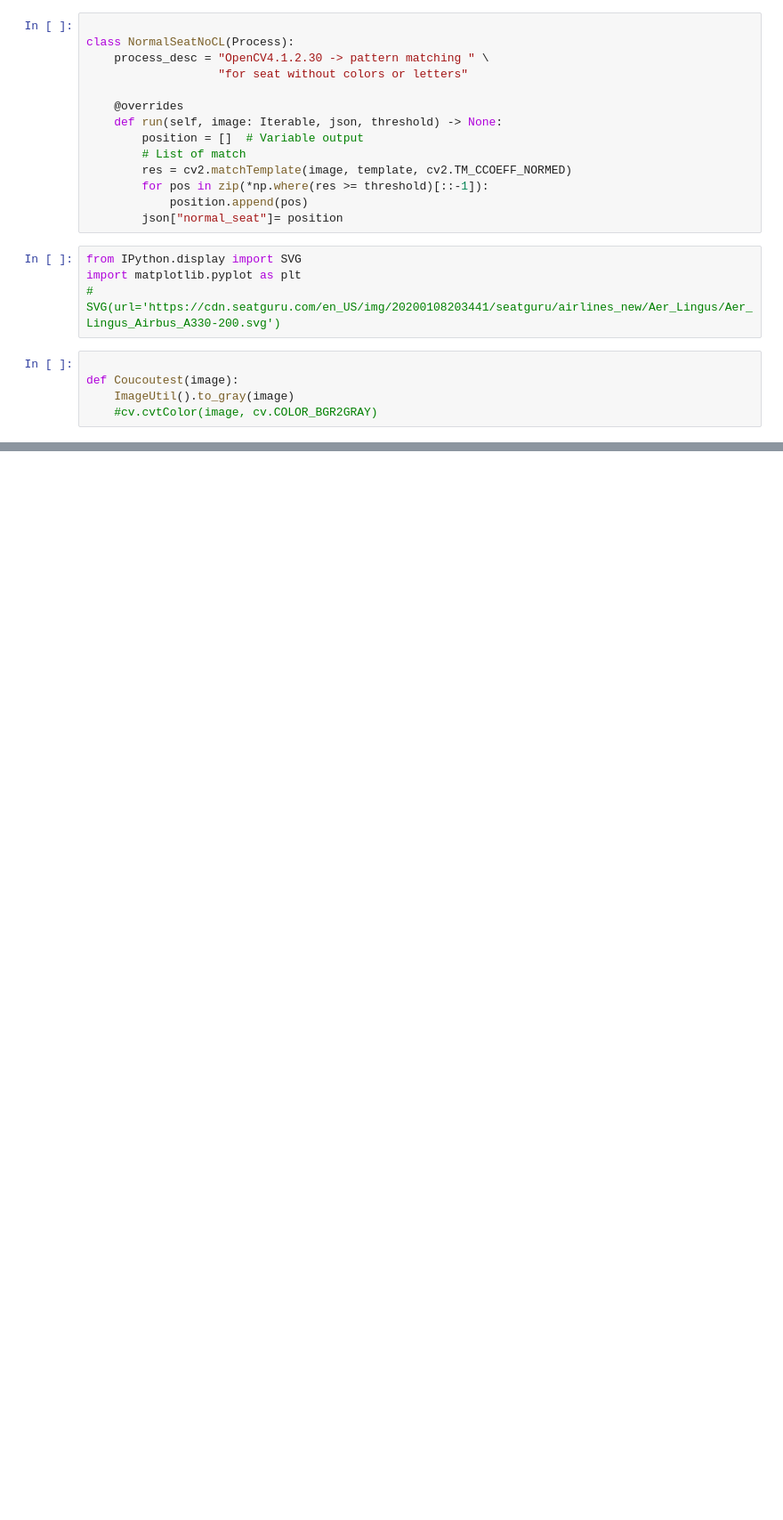
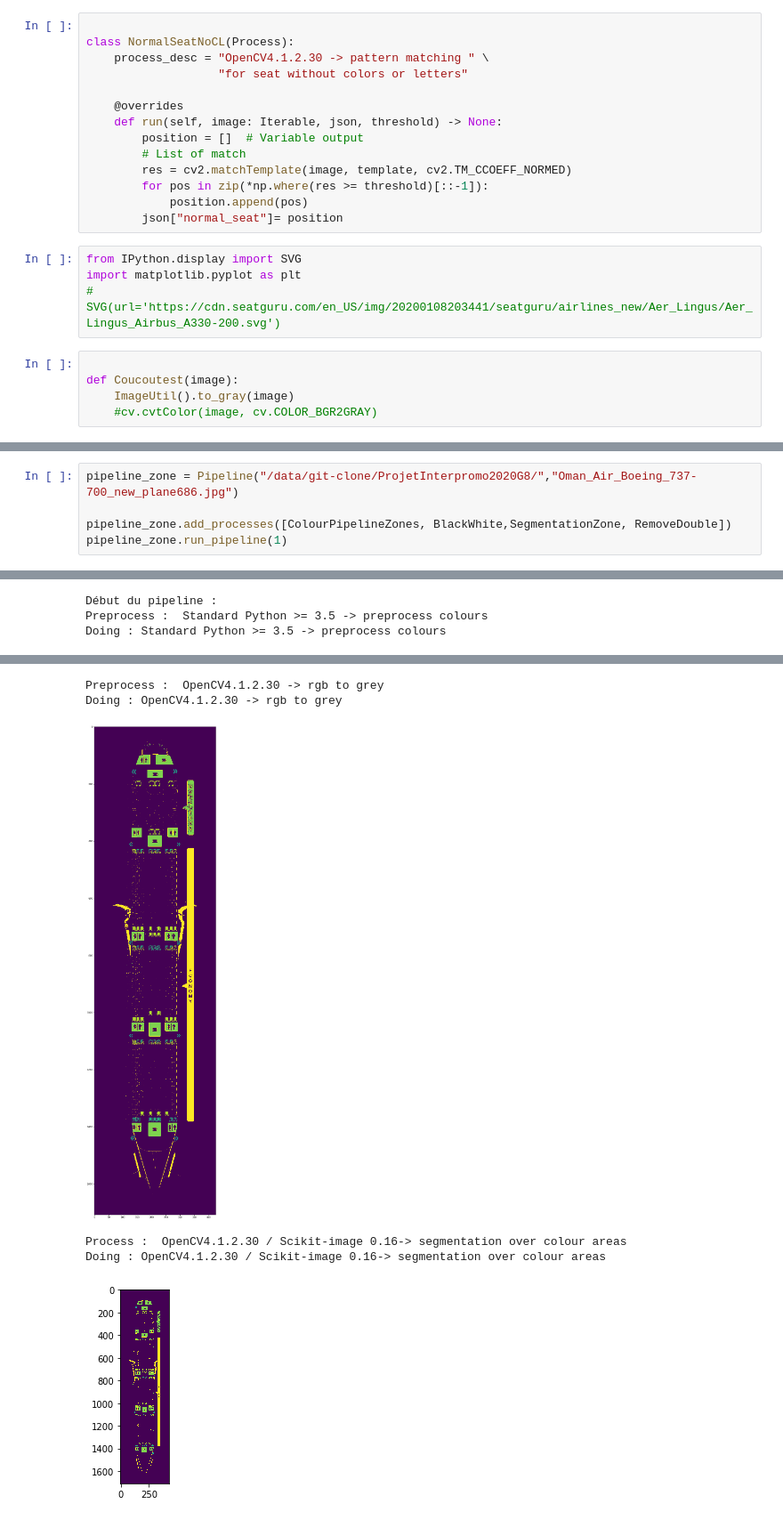
Before and after one commit to vincentnam/ProjetInterpromo2020G8, a Jupyter notebook: Notebook_Rendu.ipynb, the cells around one changed output, grey strips where cells are left out. Shown at 89% size. Saved outputs shown, nothing was run; the diff lists cells and outputs as text; blank space fills up the shorter version.

```diff
--- a/Notebook_Rendu.ipynb
+++ b/Notebook_Rendu.ipynb
@@ -480,0 +496,6 @@ temp_normal_seat_little.jpg 16 14
+# %%
+pipeline_zone = Pipeline("/data/git-clone/ProjetInterpromo2020G8/","Oman_Air_Boeing_737-700_new_plane686.jpg")
+
+pipeline_zone.add_processes([ColourPipelineZones, BlackWhite,SegmentationZone, RemoveDouble])
+pipeline_zone.run_pipeline(1)
+# %% [output]
@@ -480,0 +507,3 @@ temp_normal_seat_little.jpg 16 14
+Début du pipeline :
+Preprocess :  Standard Python >= 3.5 -> preprocess colours
+Doing : Standard Python >= 3.5 -> preprocess colours
@@ -480,0 +511,6 @@ temp_normal_seat_little.jpg 16 14
+Preprocess :  OpenCV4.1.2.30 -> rgb to grey
+Doing : OpenCV4.1.2.30 -> rgb to grey
+[figure, added]
+Process :  OpenCV4.1.2.30 / Scikit-image 0.16-> segmentation over colour areas
+Doing : OpenCV4.1.2.30 / Scikit-image 0.16-> segmentation over colour areas
+[figure, added]
```
Also changed, not shown: parts of 15 cells of this notebook, 18 other files.
